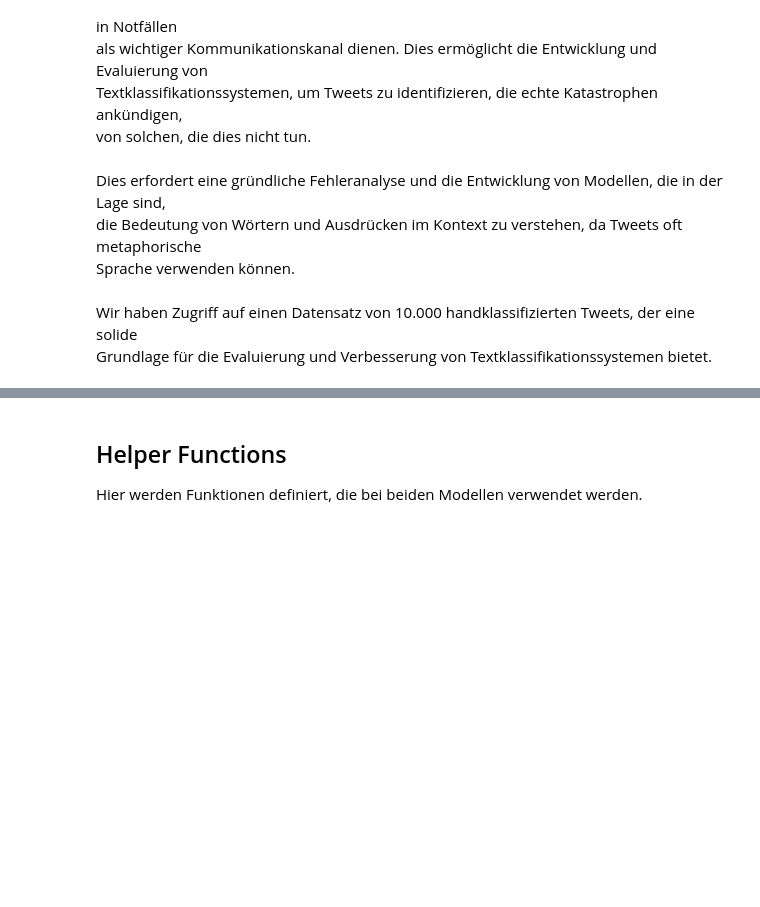
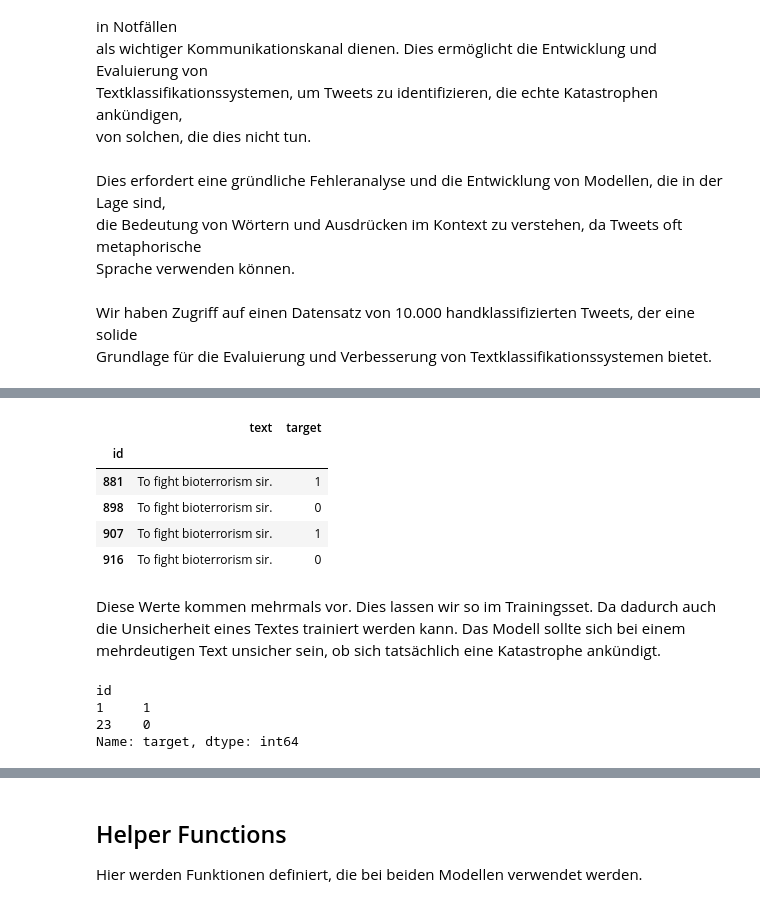
Before and after one commit to florinbarbisch/npr-mc1-text-classification, a Jupyter notebook: NOTEBOOK.ipynb, the cells around one changed output, grey strips where cells are left out. Cells and saved outputs as stored; diff of their text form; code cells hidden in the pictures; blank space fills up the shorter version.

```diff
--- a/NOTEBOOK.ipynb
+++ b/NOTEBOOK.ipynb
@@ -56,0 +114,18 @@ Der Datensatz passt zum Ziel der Mini Challenge, da er Textdaten aus Twitter ent
+# %%
+tweets[tweets["text"] == "To fight bioterrorism sir."]
+# %% [output]
+|  | text | target |
+| id |  |  |
+| 881 | To fight bioterrorism sir. | 1 |
+| 898 | To fight bioterrorism sir. | 0 |
+| 907 | To fight bioterrorism sir. | 1 |
+| 916 | To fight bioterrorism sir. | 0 |
+# %% [markdown]
+Diese Werte kommen mehrmals vor. Dies lassen wir so im Trainingsset. Da dadurch auch die Unsicherheit eines Textes trainiert werden kann. Das Modell sollte sich bei einem mehrdeutigen Text unsicher sein, ob sich tatsächlich eine Katastrophe ankündigt.
+# %%
+tweets.target.drop_duplicates()
+# %% [output]
+id
+1     1
+23    0
+Name: target, dtype: int64
```
Also changed, not shown: parts of 14 cells of this notebook.
